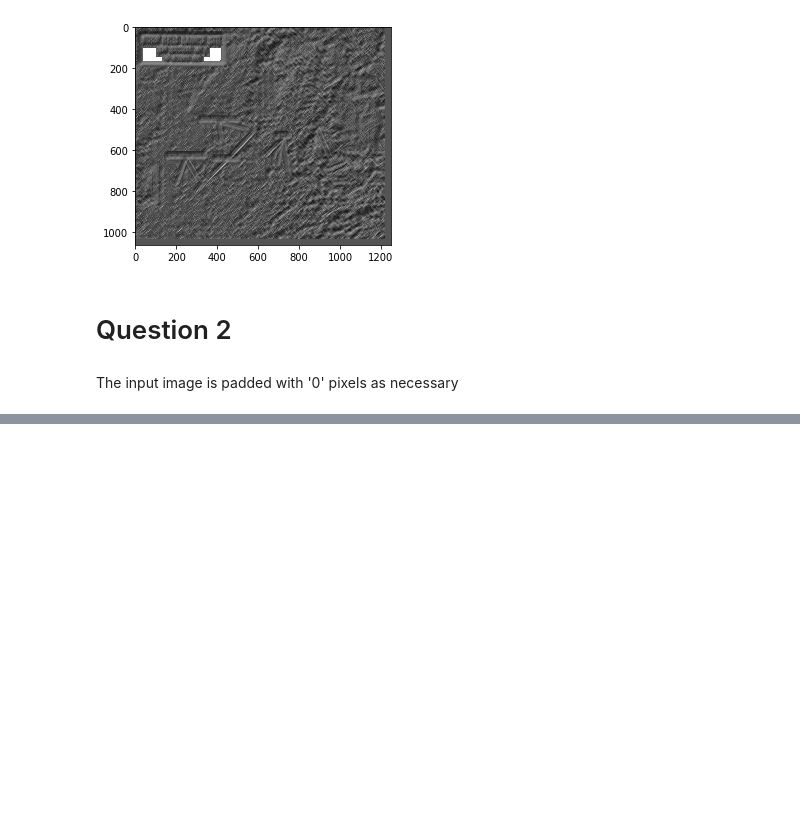
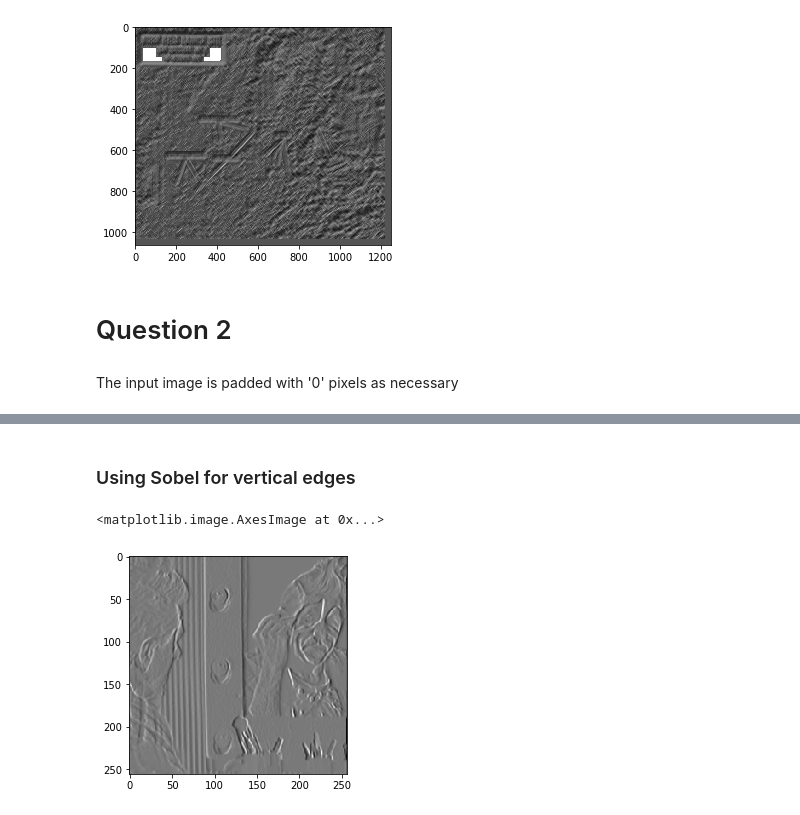
Before and after one commit to frags51/C-codes, a Jupyter notebook: assignment/deep-l/DeepL Assignment 1.ipynb, the cells around one changed output, grey strips where cells are left out. Drawn from its saved outputs; the diff is of its cells as text; code cells hidden in the pictures; blank space fills up the shorter version.

Commit message:
Edge Det

```diff
--- a/assignment/deep-l/DeepL Assignment 1.ipynb
+++ b/assignment/deep-l/DeepL Assignment 1.ipynb
@@ -149,32 +133,19 @@ def my_conv2d(im_in, kernel):
 
     lim = im_in.shape[0]
 
-    print(im_in)
+    #print(im_in)
 
-    im_in = my_pad(im_in, k, k)
+    p_im_in = my_pad(im_in, k, k)
 
-    print(im_in)
+    #print(im_in)
 
 
     for i in range(k, lim+k):
         for j in range(k, lim+k):
-            #p_sum = 0
 
-            sec = im_in[i-k:i+k+1, j-k:j+k+1]
+            sec = p_im_in[i-k:i+k+1, j-k:j+k+1]
 
-            im_out[i][j] = np.sum(np.multiply(kernel, sec))
-
-#             for ii in range(-k, k+1):
-#                 for jj in range(-k, k+1):
-#                     i_idx = i-ii
-#                     j_idx = j-jj
-
-#                     # Result is padding the image with 0 pixels
-#                     if (i_idx) < 0 or (i_idx) >=im_in.shape[0] or j_idx < 0 or (j_idx) >=im_in.shape[0]:
-#                         continue
-#                     p_sum += kernel[k+ii][k+jj]*im_in[i-ii][j-jj]
-
-#             im_out[i][j] = p_sum
+            im_out[i-k][j-k] = np.sum(np.multiply(kernel, sec))
 
     return im_out
 # %%
@@ -195,0 +178,11 @@ IndexError: index 5 is out of bounds for axis 0 with size 5
+# %%
+sobel_x = np.array([[-1,0,1], [-2,0,2],[-1,0,1]])
+sobel_y = np.array([[1,2,1], [0,0,0], [-1,-2,-1]])
+# %% [markdown]
+### Using Sobel for vertical edges
+# %%
+q3_sbx = my_conv2d((q3_in), sobel_x)
+plt.imshow(q3_sbx, cmap='gray')
+# %% [output]
+<matplotlib.image.AxesImage at 0x...>
+[figure, added]
```
Also changed, not shown: parts of 10 cells of this notebook.
